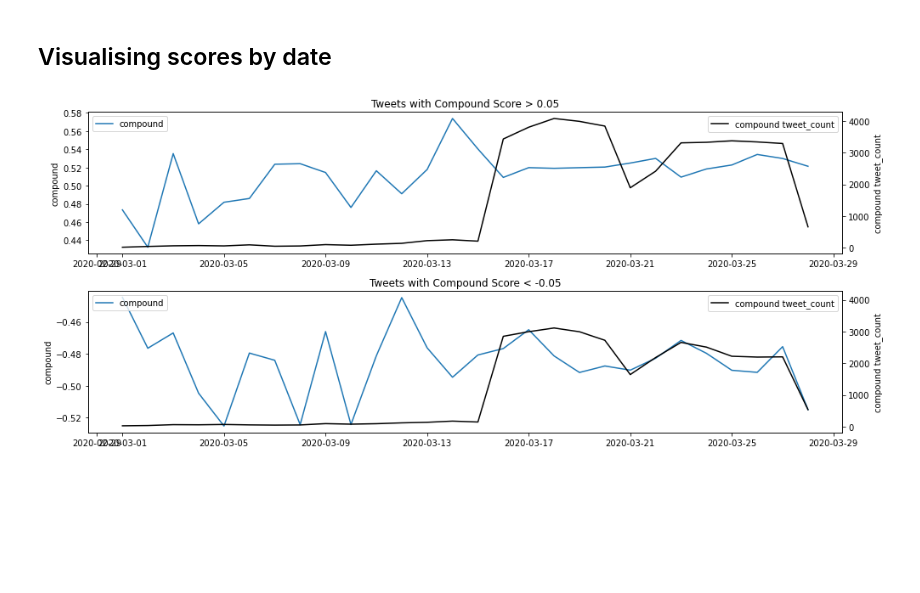
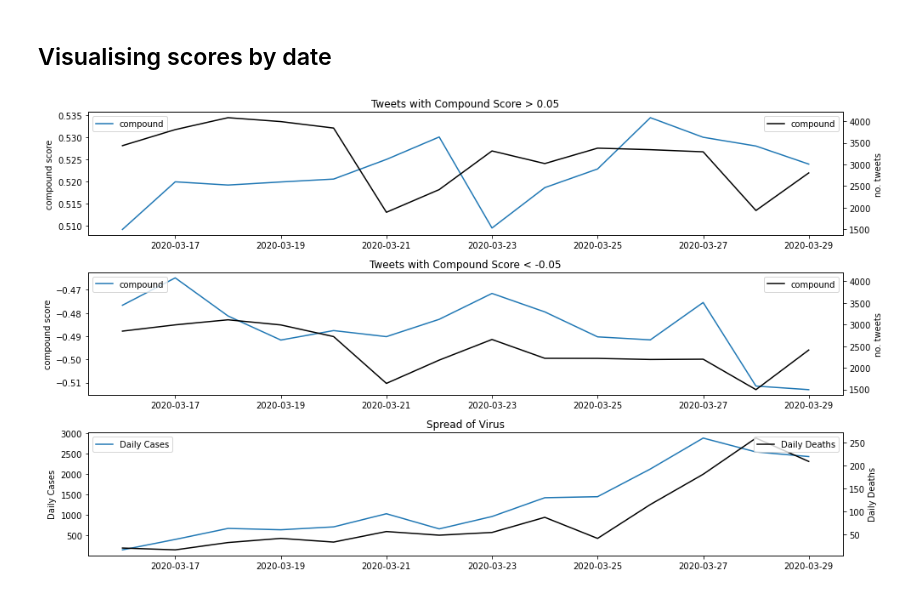
Before and after one commit to noahberhe/COVID-19, a Jupyter notebook: COVID-19 Anxiety Monitor.ipynb, the cells around one changed output. Drawn from its saved outputs; the diff is of its cells as text; code cells hidden in the pictures; blank space fills up the shorter version.

Commit message:
Added cases data

```diff
--- a/COVID-19 Anxiety Monitor.ipynb
+++ b/COVID-19 Anxiety Monitor.ipynb
@@ -21,8 +21,9 @@ from vaderSentiment.vaderSentiment import SentimentIntensityAnalyzer
 # %% [markdown]
 ## Load Existing Twitter Data
 # %%
-'''Reload tweets csv. Good practise to check/correct dtypes at this stage'''
+'''Reload Data'''
 tweets = pd.read_csv('./data/tweets.csv', parse_dates=['date'])
+cases = pd.read_csv('./data/UKDailyConfirmedCases.csv', parse_dates=['DateVal'])
 # %% [markdown]
 ## Retrieve Tweets
 - Twitter Official API has time constraints, you can't get older tweets than a week.
@@ -46,17 +47,17 @@ def getoldtweets(since, until, query='#Coronavirus', near='London, UK', maxtweet
 Collate tweets per day into a tweets_dict
 '''
 tweets_dict = {}
-start = '2020-03-24'
-datelist = pd.date_range(start, end=datetime.today()-timedelta(days=1)).tolist()
+start = '2020-03-29'
+datelist = pd.date_range(start, end=(datetime.today()-timedelta(days=1)).date()).tolist()
 
 for date in datelist:
     tweets_dict[str(date)[:10]] = getoldtweets(str(date)[:10], str(date+timedelta(days=1))[:10])
 
-tweets = []
+tweets_ls = []
 for tweetquery in list(tweets_dict.values()):
     for tweet in tweetquery:
-        tweets.append(tweet)
+        tweets_ls.append(tweet)
 
-print('Total No. Tweets retrieved: {}'.format(len(tweets)))
+print('Total No. Tweets retrieved: {}'.format(len(tweets_ls)))
 print('For Date Range: {} - {}'.format(start,datetime.today()-timedelta(days=1)))
 # %% [output]
@@ -123,50 +125,71 @@ tweets = pd.concat([tweets,pd.DataFrame(vader_scores.toarray(),columns=dvec.feat
 # %% [markdown]
 ## Visualising scores by date
 # %%
-'''Group Sentiment by Date and plot'''
+'''Group Sentiment Data by Date and plot alongside no.cases'''
 
+start_date = '2020-03-16' # Choose date to start plotting from
 score = 'compound' # Choose sentiment metric
 pos_threshold = 0.05 # Choose threshold for positive valence
 neg_threshold = -0.05 # Choose threshold for negative valence
 
+'''Filter for valences to plot'''
 tweets_pos_valence = tweets[(tweets['{}'.format(score)]>pos_threshold)]
 tweets_neg_valence = tweets[(tweets['{}'.format(score)]<neg_threshold)]
 
-fig, ax = plt.subplots(figsize=(14,6))
+'''Merge with no.cases data'''
+tweets_pos_valence = tweets_pos_valence.set_index('date').groupby(tweets_pos_valence.set_index('date').index.date).agg({'{}'.format(score):['mean','count']})
+tweets_neg_valence = tweets_neg_valence.set_index('date').groupby(tweets_neg_valence.set_index('date').index.date).agg({'{}'.format(score):['mean','count']})
+cases_plt = cases.set_index('DateVal')
+tweets_pos_valence = pd.merge(tweets_pos_valence, cases_plt, how='left', left_index=True, right_index=True, suffixes=('',''))
+tweets_neg_valence = pd.merge(tweets_neg_valence, cases_plt, how='left', left_index=True, right_index=True, suffixes=('',''))
 
-# adds subplots to current figure and assigns them to variables
-ax0 = plt.subplot(211)
+'''Filter for dates to plot'''
+tweets_pos_valence = tweets_pos_valence[tweets_pos_valence.index.date>=datetime.strptime('{}'.format(start_date),'%Y-%m-%d').date()]
+tweets_neg_valence = tweets_neg_valence[tweets_neg_valence.index.date>=datetime.strptime('{}'.format(start_date),'%Y-%m-%d').date()]
+
+'''Plot'''
+fig, ax = plt.subplots(figsize=(14,8), sharex=True)
+
+# add subplots to current figure and assign them to variables
+ax0 = plt.subplot(311)
 ax1 = ax0.twinx()
-ax2 = plt.subplot(212)
+ax2 = plt.subplot(312)
 ax3 = ax2.twinx()
+ax4 = plt.subplot(313)
+ax5 = ax4.twinx()
 
 # share y-axes to have both plots to same scale:
 ax1.get_shared_y_axes().join(ax1, ax3)
 
 # Plot data on their respective axes:
-ax0.plot(tweets_pos_valence.groupby(tweets_pos_valence.date.dt.date)['{}'.format(score)].mean(),
-           label='{}'.format(score))
-ax0.set_ylabel('{}'.format(score))
-ax0.legend(loc='upper left');
+ax0.plot(tweets_pos_valence[('{}'.format(score),'mean')], label='{}'.format(score))
+ax0.set_ylabel('{} score'.format(score))
+ax0.legend(loc='upper left')
 ax0.set_title('Tweets with Compound Score > {}'.format(pos_threshold))
 
-ax1.plot(tweets_pos_valence.groupby(tweets_pos_valence.date.dt.date)['{}'.format(score)].count(),
-          label='{} tweet_count'.format(score), c='k')
-ax1.set_ylabel('{} tweet_count'.format(score))
-ax1.legend(loc='upper right');
+ax1.plot(tweets_pos_valence[('{}'.format(score),'count')], label='{}'.format(score), c='k')
+ax1.set_ylabel('no. tweets')
+ax1.legend(loc='upper right')
 
-ax2.plot(tweets_neg_valence.groupby(tweets_neg_valence.date.dt.date)['{}'.format(score)].mean(),
-           label='{}'.format(score))
-ax2.set_ylabel('{}'.format(score))
-ax2.legend(loc='upper left');
+ax2.plot(tweets_neg_valence[('{}'.format(score),'mean')], label='{}'.format(score))
+ax2.set_ylabel('{} score'.format(score))
+ax2.legend(loc='upper left')
 ax2.set_title('Tweets with Compound Score < {}'.format(neg_threshold))
 
-ax3.plot(tweets_neg_valence.groupby(tweets_neg_valence.date.dt.date)['{}'.format(score)].count(),
-          label='{} tweet_count'.format(score), c='k')
-ax3.set_ylabel('{} tweet_count'.format(score))
-ax3.legend(loc='upper right');
+ax3.plot(tweets_neg_valence[('{}'.format(score),'count')], label='{}'.format(score), c='k')
+ax3.set_ylabel('no. tweets')
+ax3.legend(loc='upper right')
+
+ax4.plot(tweets_neg_valence['CMODateCount'], label='Daily Cases')
+ax4.set_ylabel('Daily Cases')
+ax4.legend(loc='upper left')
+ax4.set_title('Spread of Virus')
+
+ax5.plot(tweets_neg_valence['DailyDeaths'], label='Daily Deaths', c='k')
+ax5.set_ylabel('Daily Deaths')
+ax5.legend(loc='upper right')
 
 plt.tight_layout();
 # %% [output]
-[figure, old version]
+[figure, new version]
 # %%
```
Also changed, not shown: parts of 2 cells of this notebook, 2 other files.
